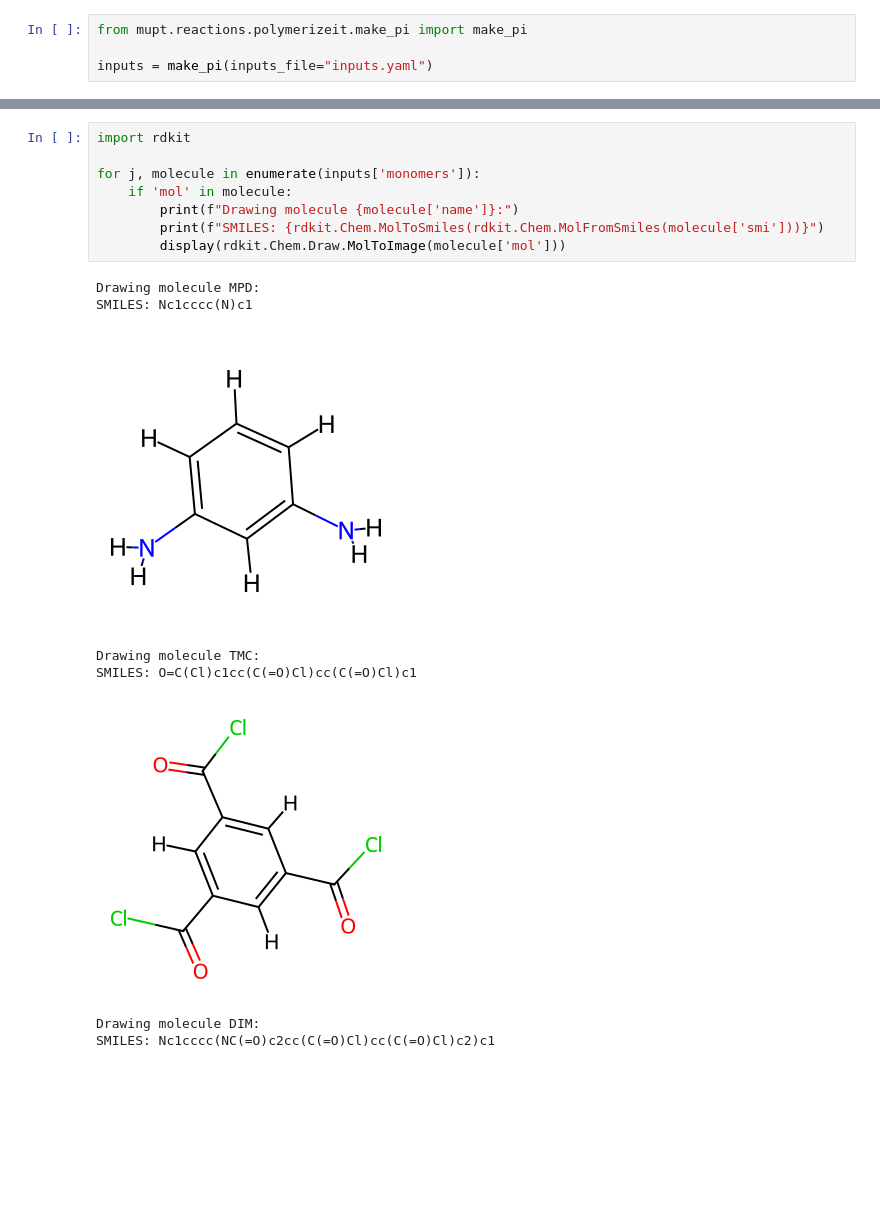
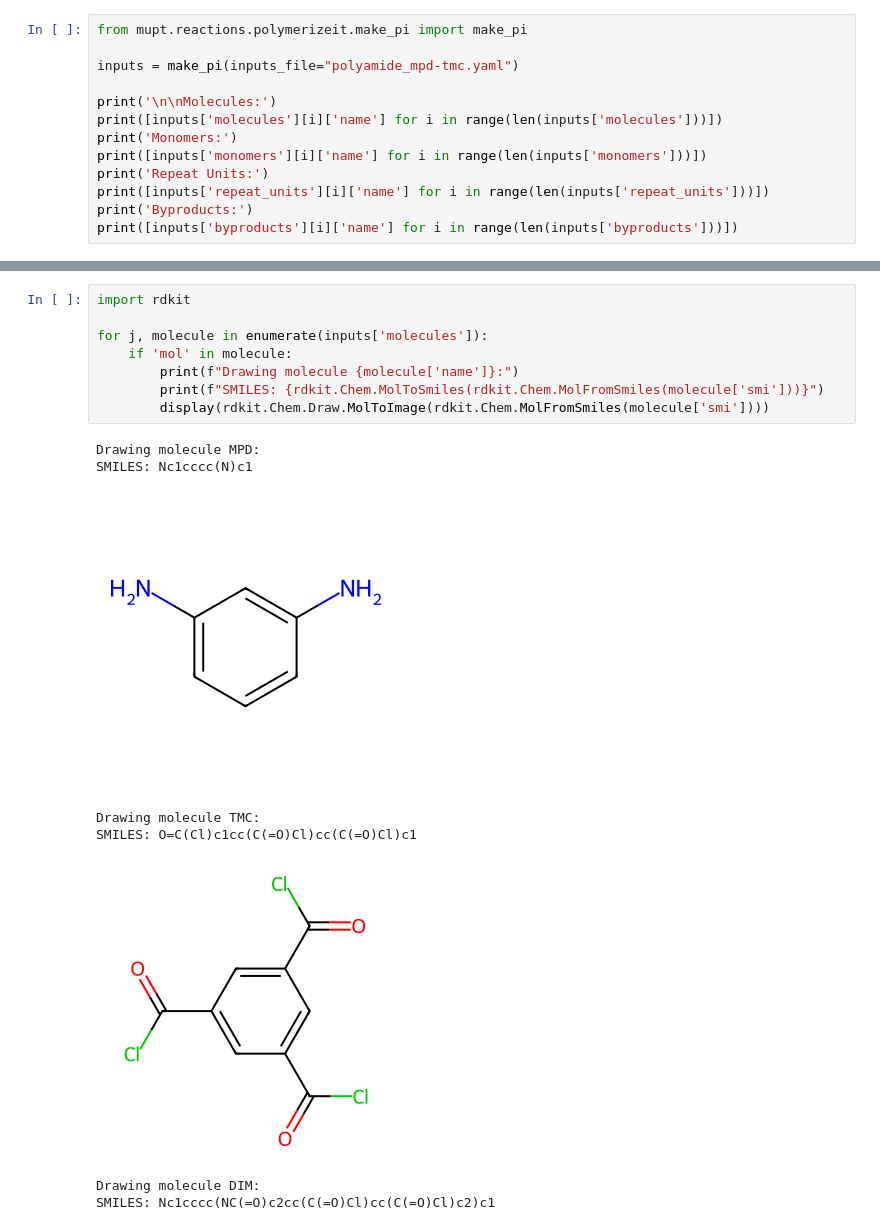
Before and after one commit to tramp037/mupt-examples, a Jupyter notebook: examples_reactions/polymerizeit/polyamide_mpd-tmc.ipynb, the cells around one changed output, grey strips where cells are left out. Cells and saved outputs as stored; diff of their text form; blank space fills up the shorter version.

```diff
--- a/examples_reactions/polymerizeit/polyamide_mpd-tmc.ipynb
+++ b/examples_reactions/polymerizeit/polyamide_mpd-tmc.ipynb
@@ -1,5 +1,14 @@
 # %%
 from mupt.reactions.polymerizeit.make_pi import make_pi
 
-inputs = make_pi(inputs_file="inputs.yaml")
+inputs = make_pi(inputs_file="polyamide_mpd-tmc.yaml")
+
+print('\n\nMolecules:')
+print([inputs['molecules'][i]['name'] for i in range(len(inputs['molecules']))])
+print('Monomers:')
+print([inputs['monomers'][i]['name'] for i in range(len(inputs['monomers']))])
+print('Repeat Units:')
+print([inputs['repeat_units'][i]['name'] for i in range(len(inputs['repeat_units']))])
+print('Byproducts:')
+print([inputs['byproducts'][i]['name'] for i in range(len(inputs['byproducts']))])
 # %% [output]
@@ -11,17 +75,17 @@ Reactant TMC atom indices in product: [8, 9, 10, 11, 12, 13, 14, 15, 16, 17, 18,
 # %%
 import rdkit
 
-for j, molecule in enumerate(inputs['monomers']):
+for j, molecule in enumerate(inputs['molecules']):
     if 'mol' in molecule:
         print(f"Drawing molecule {molecule['name']}:")
         print(f"SMILES: {rdkit.Chem.MolToSmiles(rdkit.Chem.MolFromSmiles(molecule['smi']))}")
-        display(rdkit.Chem.Draw.MolToImage(molecule['mol']))
+        display(rdkit.Chem.Draw.MolToImage(rdkit.Chem.MolFromSmiles(molecule['smi'])))
 # %% [output]
 Drawing molecule MPD:
 SMILES: Nc1cccc(N)c1
-[figure, old version]
+[figure, new version]
 Drawing molecule TMC:
 SMILES: O=C(Cl)c1cc(C(=O)Cl)cc(C(=O)Cl)c1
-[figure, old version]
+[figure, new version]
 Drawing molecule DIM:
 SMILES: Nc1cccc(NC(=O)c2cc(C(=O)Cl)cc(C(=O)Cl)c2)c1
```
Also changed, not shown: parts of 2 cells of this notebook, 4 other files.
